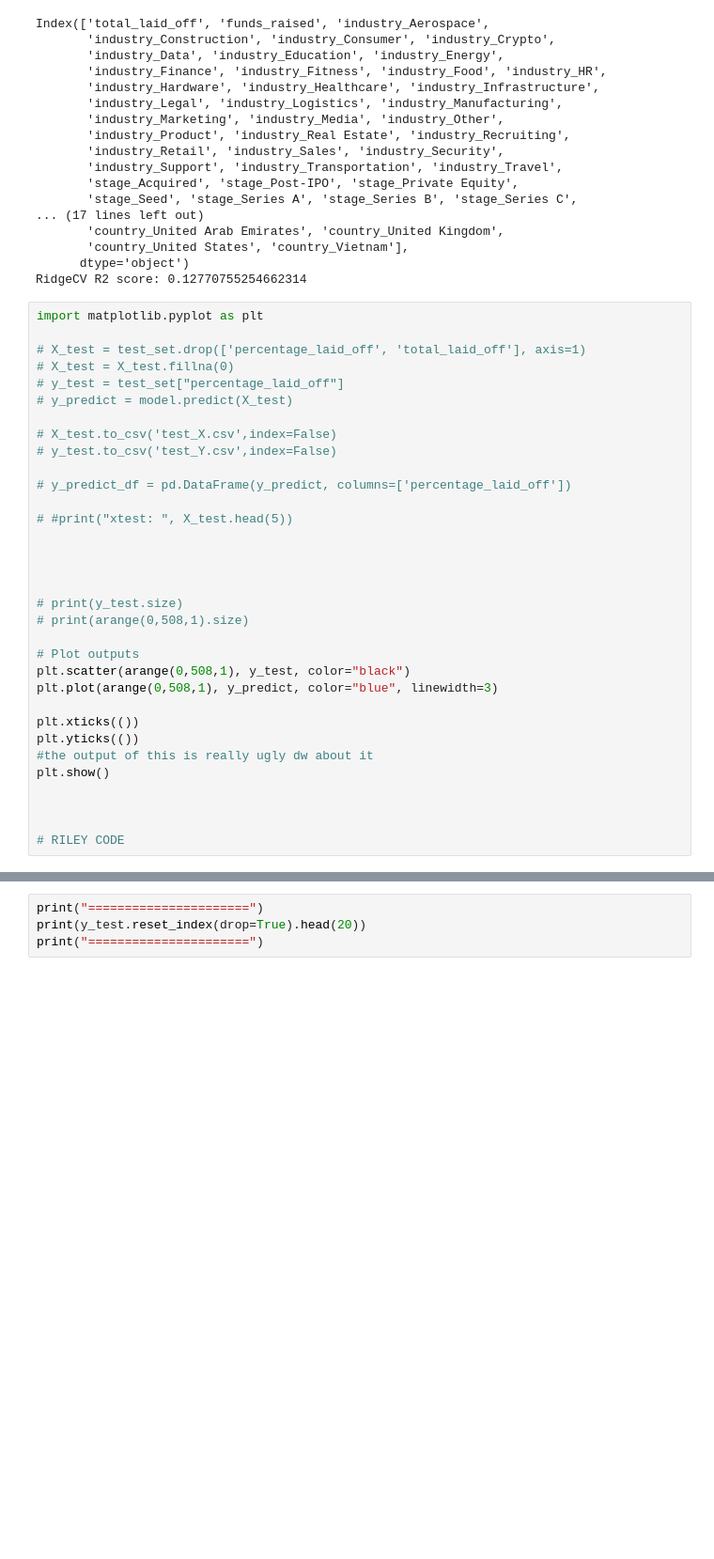
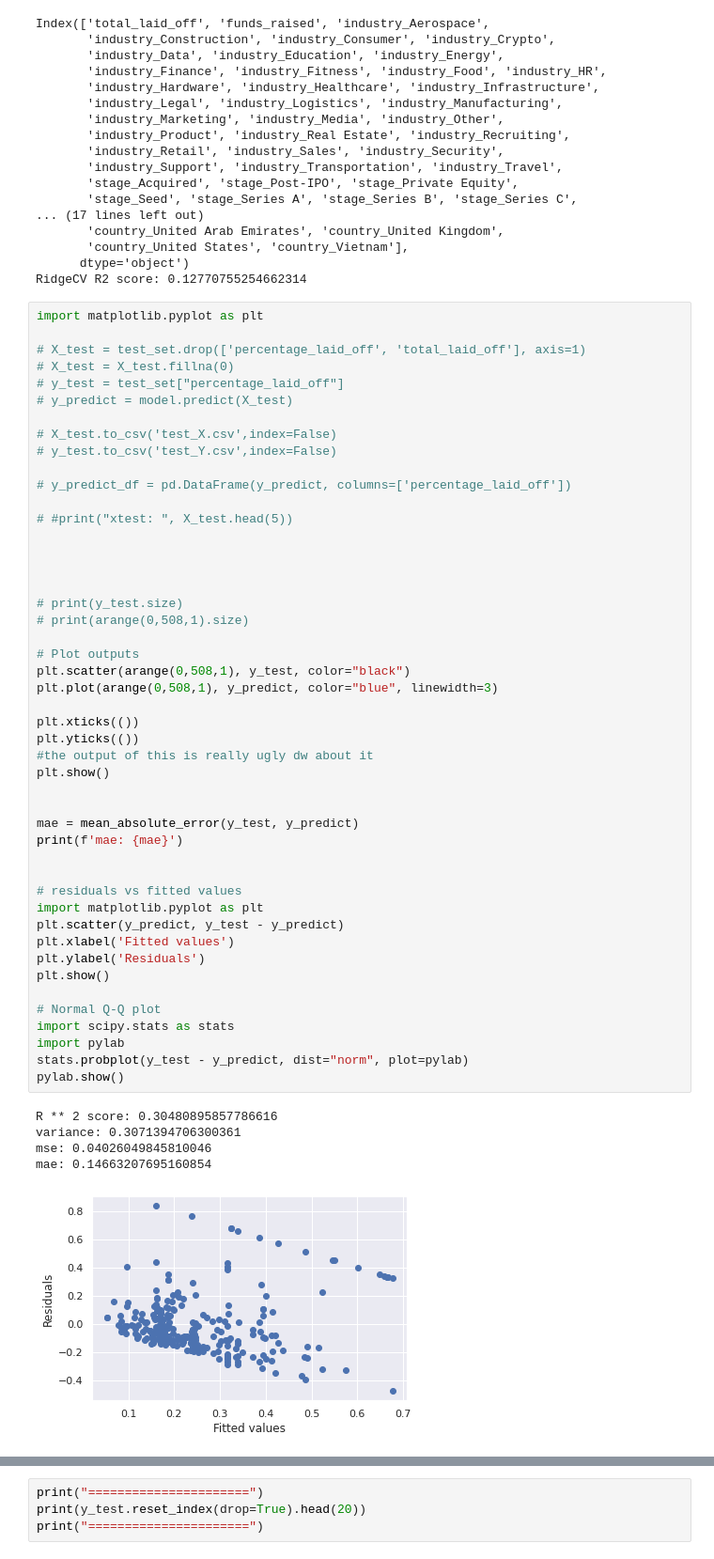
Before and after one commit to sakomm/DataMining-Employment, a Jupyter notebook: FinalProject.ipynb, the cells around one changed output, grey strips where cells are left out. Shown: that part at 94% size. Drawn from its saved outputs; the diff is of its cells as text; blank space fills up the shorter version.

```diff
--- a/FinalProject.ipynb
+++ b/FinalProject.ipynb
@@ -123,31 +123,51 @@ import matplotlib.pyplot as plt
 
 # X_test = test_set.drop(['percentage_laid_off', 'total_laid_off'], axis=1)
 # X_test = X_test.fillna(0)
 # y_test = test_set["percentage_laid_off"]
 # y_predict = model.predict(X_test)
 
 # X_test.to_csv('test_X.csv',index=False)
 # y_test.to_csv('test_Y.csv',index=False)
 
 # y_predict_df = pd.DataFrame(y_predict, columns=['percentage_laid_off'])
 
 # #print("xtest: ", X_test.head(5))
 
 
 
 
 # print(y_test.size)
 # print(arange(0,508,1).size)
 
 # Plot outputs
 plt.scatter(arange(0,508,1), y_test, color="black")
 plt.plot(arange(0,508,1), y_predict, color="blue", linewidth=3)
 
 plt.xticks(())
 plt.yticks(())
 #the output of this is really ugly dw about it
 plt.show()
 
 
+mae = mean_absolute_error(y_test, y_predict)
+print(f'mae: {mae}')
 
-# RILEY CODE
+
+# residuals vs fitted values
+import matplotlib.pyplot as plt
+plt.scatter(y_predict, y_test - y_predict)
+plt.xlabel('Fitted values')
+plt.ylabel('Residuals')
+plt.show()
+
+# Normal Q-Q plot
+import scipy.stats as stats
+import pylab
+stats.probplot(y_test - y_predict, dist="norm", plot=pylab)
+pylab.show()
+# %% [output]
+R ** 2 score: 0.30480895857786616
+variance: 0.3071394706300361
+mse: 0.04026049845810046
+mae: 0.14663207695160854
+[figure, added]
```
Also changed, not shown: parts of 3 cells of this notebook.
